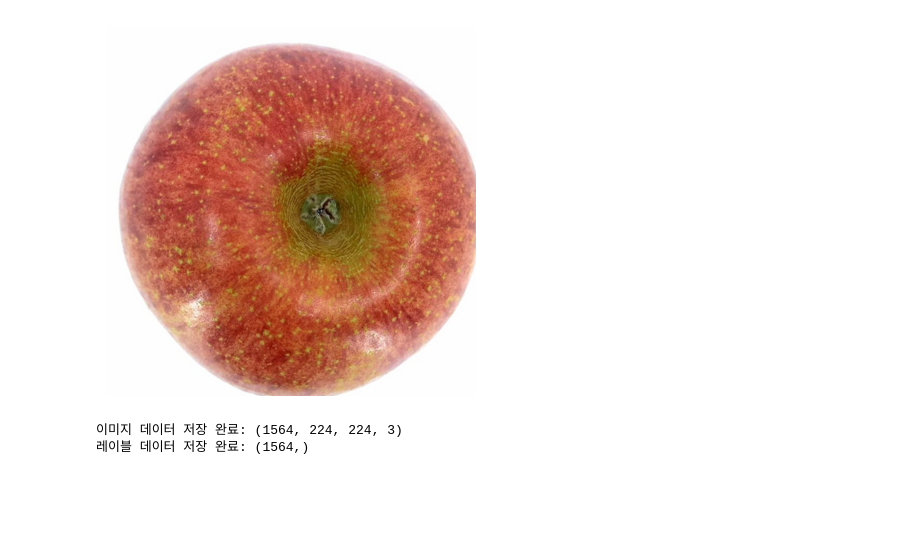
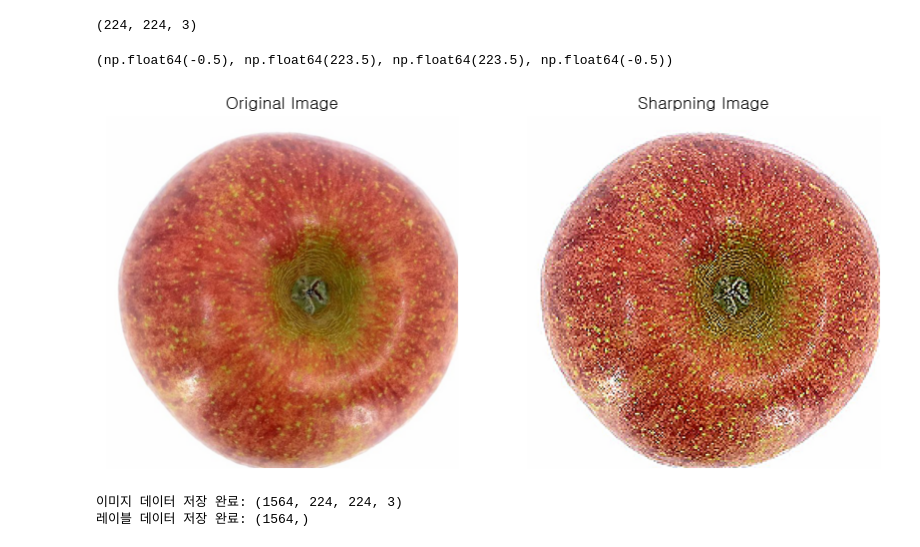
Before and after one commit to FarmorAI/farm-web-python, a Jupyter notebook: analysis/notebooks/02_GetData.ipynb, the cells around one changed output. Cells and saved outputs as stored; diff of their text form; code cells hidden in the pictures; blank space fills up the shorter version.

Commit message:
img preprocessing update

```diff
--- a/analysis/notebooks/02_GetData.ipynb
+++ b/analysis/notebooks/02_GetData.ipynb
@@ -26,20 +26,55 @@ engine = create_engine(f'mysql+pymysql://{DB_USER}:{DB_PASSWORD}@{DB_HOST}:{DB_P
 # SQL 쿼리 작성 및 DataFrame으로 변환
 sql = "SELECT * FROM apple_label_dataset"
 df = pd.read_sql(sql, engine)
+# %%
+import cv2
+
+# 이미지 전처리 함수
+def preprocess_image(image):
+   image_np = np.array(image)
+
+   # 이미지 리사이징 (224 x 224 크기로 리사이징)
+   resized_img = cv2.resize(image_np, (224, 224))
+
+   # 샤프닝 필터 정의 (일반적인 샤프닝 커널)
+   mask = np.asarray([
+      [  0, -1,  0 ],
+      [ -1,  5, -1 ],
+      [  0, -1,  0 ]
+   ], dtype = np.float32)
+
+   sharp_img = cv2.filter2D(resized_img, -1, mask)
+   return sharp_img
 # %%
 zip_file_path = '../../apple_data/image_data.zip'
 
 with zipfile.ZipFile(zip_file_path, 'r') as zip_ref:
    image_file_name = df['file_name'][0]
 
    with zip_ref.open(image_file_name) as img_file:
       image = Image.open(img_file)
+      sharp_img = preprocess_image(image)
 
-      plt.imshow(image)
-      plt.axis('off')
-      plt.show()
+print(sharp_img.shape)
+
+# 시각화
+plt.figure(figsize=(10, 5))  # 원하는 크기로 수정 가능
+
+# 원본 이미지
+plt.subplot(1, 2, 1)
+plt.imshow(image)
+plt.title('Original Image')
+plt.axis('off')
+
+# 샤프닝된 이미지
+plt.subplot(1, 2, 2)
+plt.imshow(sharp_img)  # 샤프닝 후 이미지
+plt.title('Sharpning Image')
+plt.axis('off')
 # %% [output]
+(224, 224, 3)
+(np.float64(-0.5), np.float64(223.5), np.float64(223.5), np.float64(-0.5))
-[figure, old version]
+[figure, new version]
 # %%
 zip_file_path = '../../apple_data/image_data.zip'
 img_data = []
```
Also changed, not shown: parts of 1 cell of this notebook.
